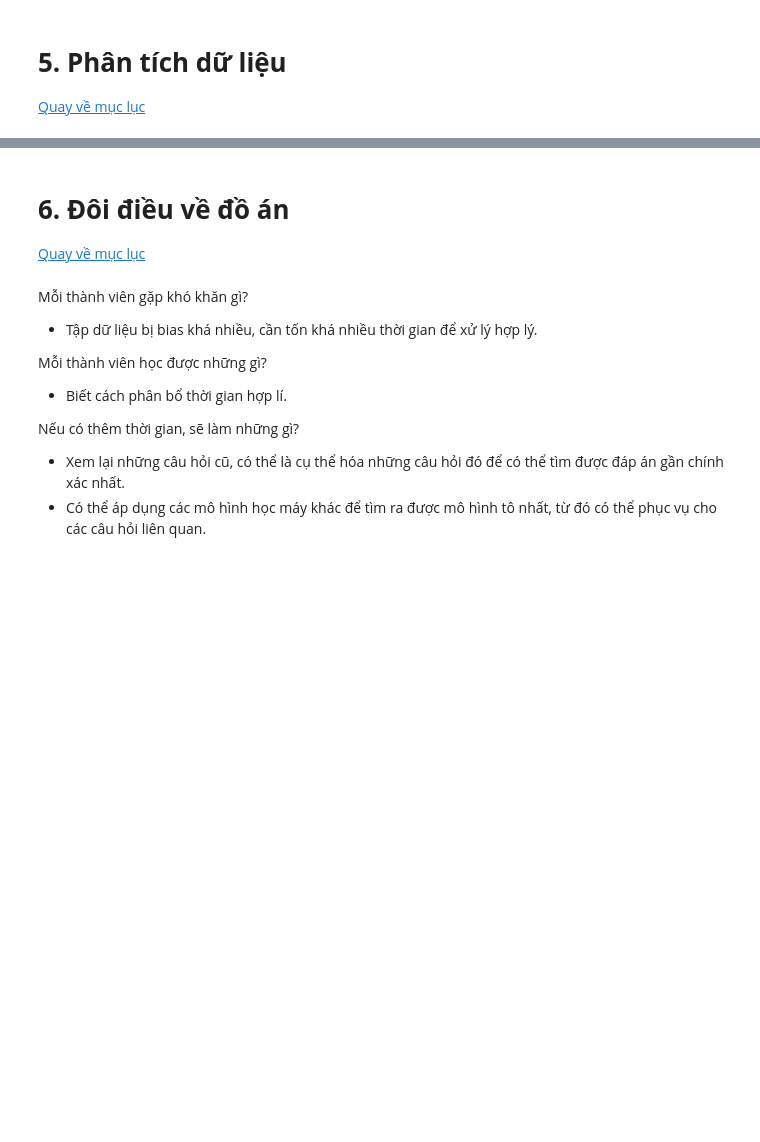
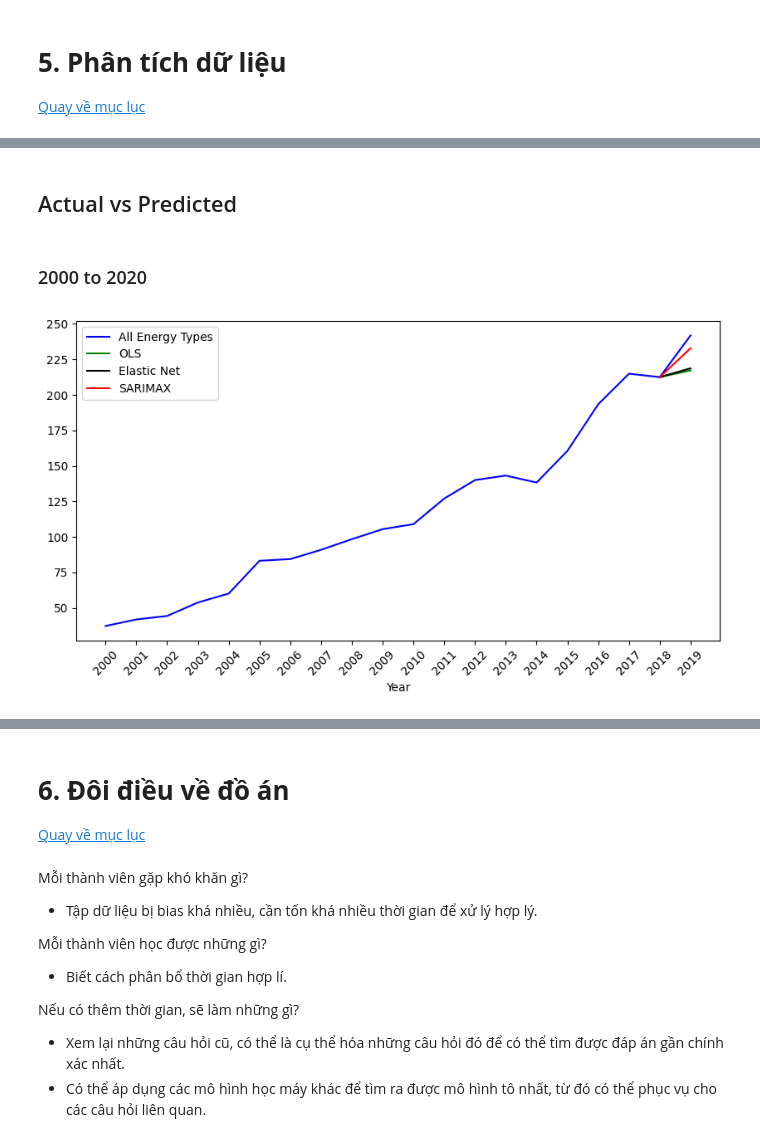
Before and after one commit to baonhat1802/CO2-Visuzlization, a Jupyter notebook: prj.ipynb, the cells around one changed output, grey strips where cells are left out. Drawn from its saved outputs; the diff is of its cells as text; code cells hidden in the pictures; blank space fills up the shorter version.

Commit message:
OLS, 3model

```diff
--- a/prj.ipynb
+++ b/prj.ipynb
@@ -224,0 +447,4 @@ df.describe()
+# %%
+model = sm.OLS(y,X)
+ols = model.fit(add_constant=True)
+enet = model.fit_regularized(method='elastic_net')
@@ -224,0 +482,3 @@ df.describe()
+# %%
+ols_predict = ols.predict(df_[df_['Energy_type']=='all_energy_types'].iloc[-2,3:-1])
+ols_predict
@@ -224,0 +502,3 @@ df.describe()
+# %%
+enet_predict = enet.predict(df_[df_['Energy_type']=='all_energy_types'].iloc[-2,3:-1])
+enet_predict
@@ -224,0 +512,9 @@ df.describe()
+# %%
+sarimax_plot = pd.concat([dfplot[(dfplot['Year']==2018)&(dfplot['Energy_type']=='all_energy_types')],\
+    pd.DataFrame({'Year':2019, 'Energy_type':'all_energy_types', 'CO2_emission':sarimax_predict_all}, index=[0])], ignore_index=True)
+
+ols_plot = pd.concat([dfplot[(dfplot['Year']==2018)&(dfplot['Energy_type']=='all_energy_types')],\
+    pd.DataFrame({'Year':2019, 'Energy_type':'all_energy_types', 'CO2_emission':ols_predict.values[0]}, index=[0])], ignore_index=True)
+
+enet_plot = pd.concat([dfplot[(dfplot['Year']==2018)&(dfplot['Energy_type']=='all_energy_types')],\
+    pd.DataFrame({'Year':2019, 'Energy_type':'all_energy_types', 'CO2_emission':enet_predict.values[0]}, index=[0])], ignore_index=True)
@@ -224,0 +529,18 @@ df.describe()
+# %% [markdown]
+## Actual vs Predicted
+# %% [markdown]
+### 2000 to 2020
+# %%
+dfplot = df_[['Energy_type', 'CO2_emission', 'Year']]
+fig, ax = plt.subplots(figsize=(10, 5))
+
+dfplot[dfplot['Energy_type'] == 'all_energy_types'].plot(x='Year', y='CO2_emission', kind='line', ax=ax, color='blue', label='All Energy Types')
+ols_plot.plot(x='Year', y='CO2_emission', kind='line', ax=ax, color='green', label='OLS')
+enet_plot.plot(x='Year', y='CO2_emission', kind='line', ax=ax, color='black', label='Elastic Net')
+sarimax_plot.plot(x='Year', y='CO2_emission', kind='line', ax=ax, color='red', label='SARIMAX')
+
+plt.xticks(np.arange(2000, 2020, 1), rotation=45)
+plt.legend()
+plt.show()
+# %% [output]
+[figure, added]
```
Also changed, not shown: parts of 51 cells of this notebook, 1 other file.
